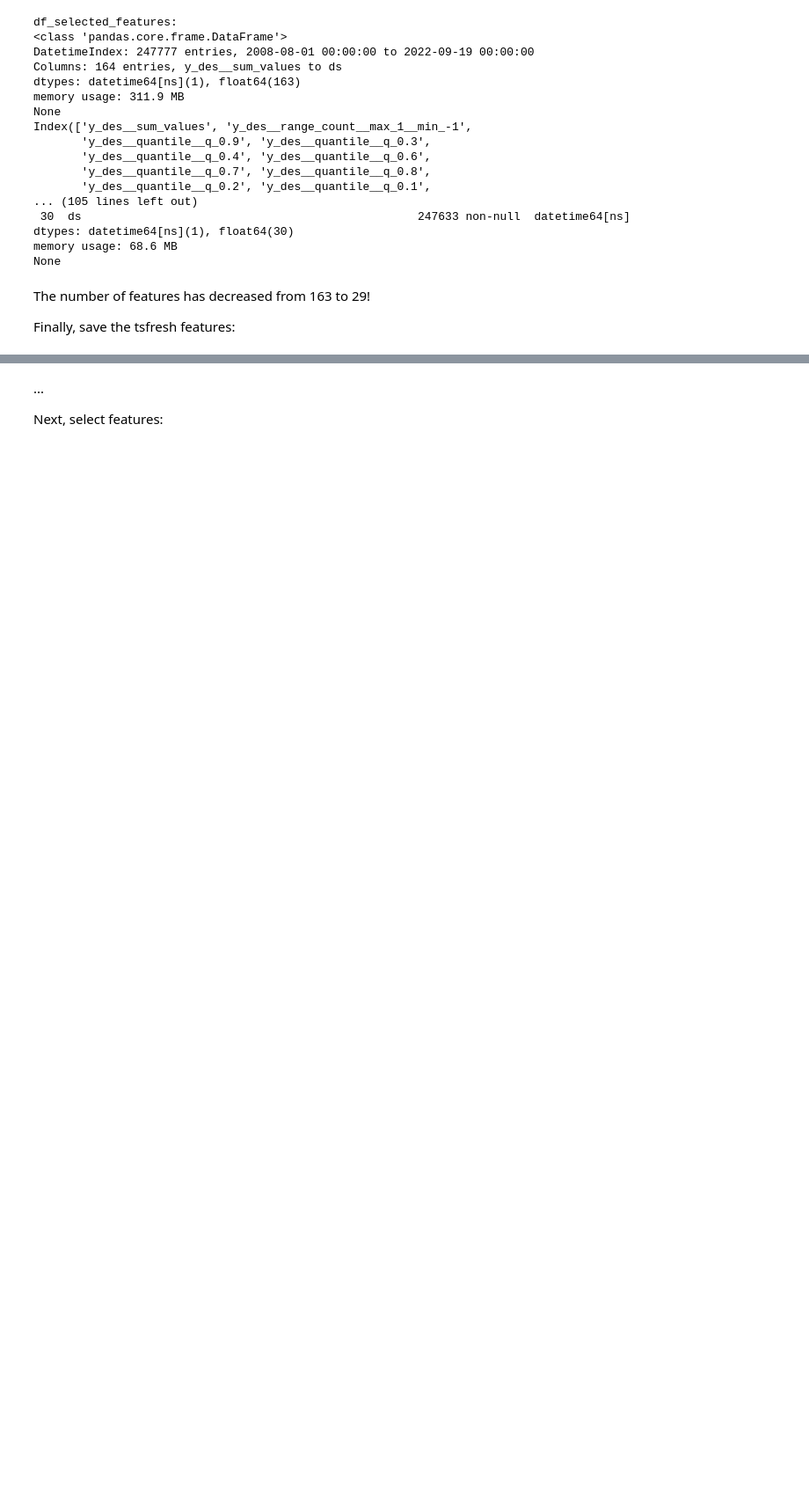
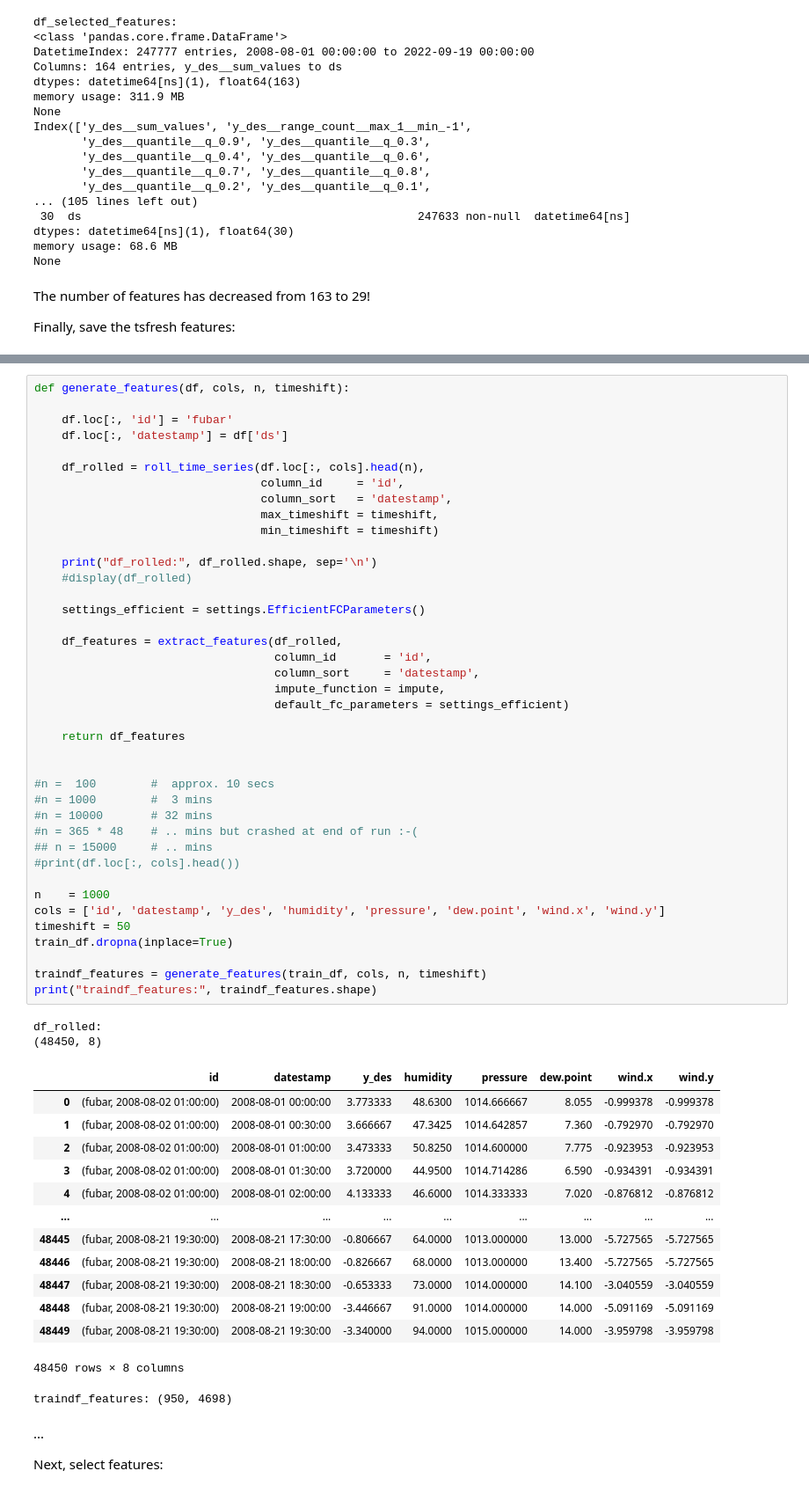
Before and after one commit to makeyourownmaker/CambridgeTemperatureNotebooks, a Jupyter notebook: notebooks/tsfresh_feature_engineering.ipynb, the cells around one changed output, grey strips where cells are left out. Shown at 88% size. Cells and saved outputs as stored; diff of their text form; blank space fills up the shorter version.

Commit message:
Moved most of tsfresh feature generation and filtering code to functions for windowed calculations

```diff
--- a/notebooks/tsfresh_feature_engineering.ipynb
+++ b/notebooks/tsfresh_feature_engineering.ipynb
@@ -670,3 +662,60 @@ df_features: (9950, 4698)
+# %%
+def generate_features(df, cols, n, timeshift):
+
+    df.loc[:, 'id'] = 'fubar'
+    df.loc[:, 'datestamp'] = df['ds']
+
+    df_rolled = roll_time_series(df.loc[:, cols].head(n),
+                                 column_id     = 'id',
+                                 column_sort   = 'datestamp',
+                                 max_timeshift = timeshift,
+                                 min_timeshift = timeshift)
+
+    print("df_rolled:", df_rolled.shape, sep='\n')
+    #display(df_rolled)
+
+    settings_efficient = settings.EfficientFCParameters()
+
+    df_features = extract_features(df_rolled,
+                                   column_id       = 'id',
+                                   column_sort     = 'datestamp',
+                                   impute_function = impute,
+                                   default_fc_parameters = settings_efficient)
+
+    return df_features
+
+
+#n =  100        #  approx. 10 secs
+#n = 1000        #  3 mins
+#n = 10000       # 32 mins
+#n = 365 * 48    # .. mins but crashed at end of run :-(
+## n = 15000     # .. mins
+#print(df.loc[:, cols].head())
+
+n    = 1000
+cols = ['id', 'datestamp', 'y_des', 'humidity', 'pressure', 'dew.point', 'wind.x', 'wind.y']
+timeshift = 50
+train_df.dropna(inplace=True)
+
+traindf_features = generate_features(train_df, cols, n, timeshift)
+print("traindf_features:", traindf_features.shape)
+# %% [output]
+df_rolled:
+(48450, 8)
+|  | id | datestamp | y_des | humidity | pressure | dew.point | wind.x | wind.y |
+| 0 | (fubar, 2008-08-02 01:00:00) | 2008-08-01 00:00:00 | 3.773333 | 48.6300 | 1014.666667 | 8.055 | -0.999378 | -0.999378 |
+| 1 | (fubar, 2008-08-02 01:00:00) | 2008-08-01 00:30:00 | 3.666667 | 47.3425 | 1014.642857 | 7.360 | -0.792970 | -0.792970 |
+| 2 | (fubar, 2008-08-02 01:00:00) | 2008-08-01 01:00:00 | 3.473333 | 50.8250 | 1014.600000 | 7.775 | -0.923953 | -0.923953 |
+| 3 | (fubar, 2008-08-02 01:00:00) | 2008-08-01 01:30:00 | 3.720000 | 44.9500 | 1014.714286 | 6.590 | -0.934391 | -0.934391 |
+| 4 | (fubar, 2008-08-02 01:00:00) | 2008-08-01 02:00:00 | 4.133333 | 46.6000 | 1014.333333 | 7.020 | -0.876812 | -0.876812 |
+| ... | ... | ... | ... | ... | ... | ... | ... | ... |
+| 48445 | (fubar, 2008-08-21 19:30:00) | 2008-08-21 17:30:00 | -0.806667 | 64.0000 | 1013.000000 | 13.000 | -5.727565 | -5.727565 |
+| 48446 | (fubar, 2008-08-21 19:30:00) | 2008-08-21 18:00:00 | -0.826667 | 68.0000 | 1013.000000 | 13.400 | -5.727565 | -5.727565 |
+| 48447 | (fubar, 2008-08-21 19:30:00) | 2008-08-21 18:30:00 | -0.653333 | 73.0000 | 1014.000000 | 14.100 | -3.040559 | -3.040559 |
+| 48448 | (fubar, 2008-08-21 19:30:00) | 2008-08-21 19:00:00 | -3.446667 | 91.0000 | 1014.000000 | 14.000 | -5.091169 | -5.091169 |
+| 48449 | (fubar, 2008-08-21 19:30:00) | 2008-08-21 19:30:00 | -3.340000 | 94.0000 | 1015.000000 | 14.000 | -3.959798 | -3.959798 |
+48450 rows × 8 columns
+traindf_features: (950, 4698)
 # %% [markdown]
 ...
 
```
Also changed, not shown: parts of 13 cells of this notebook.
